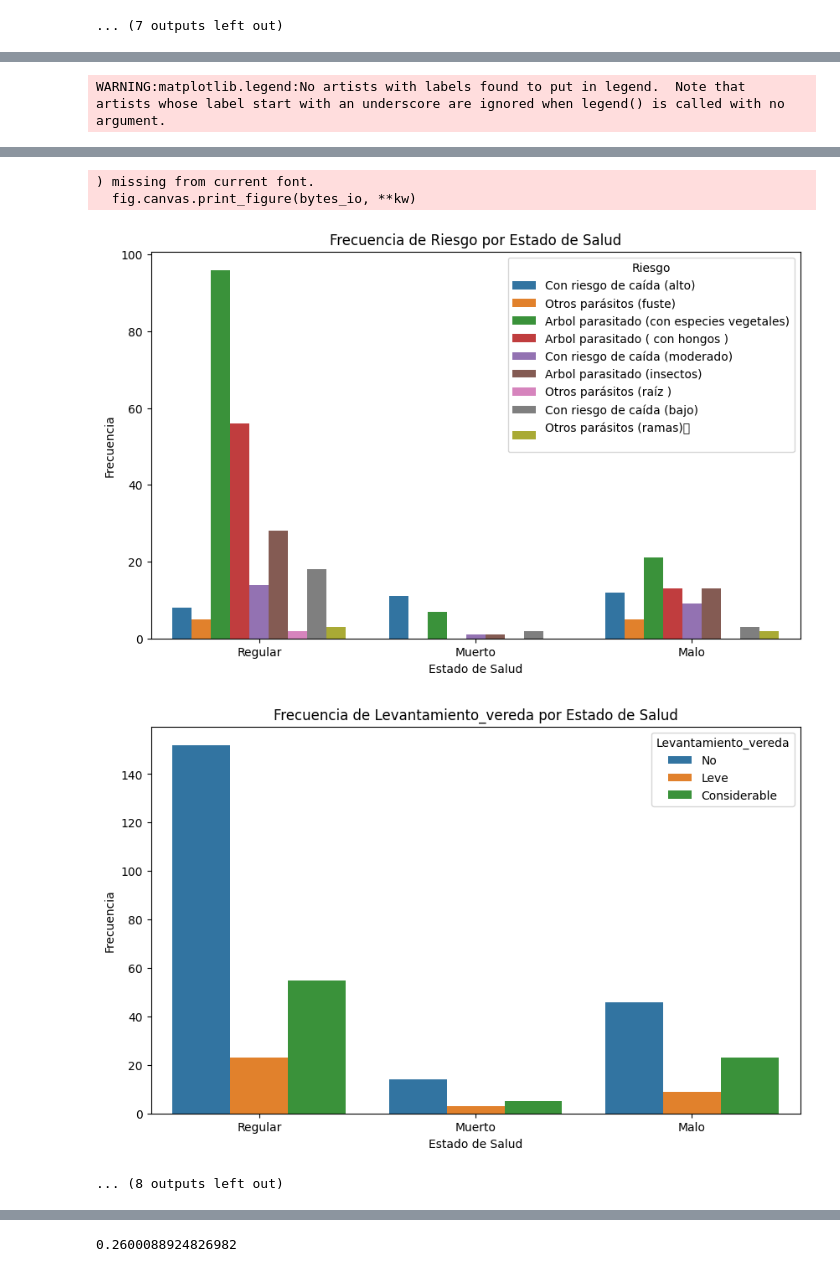
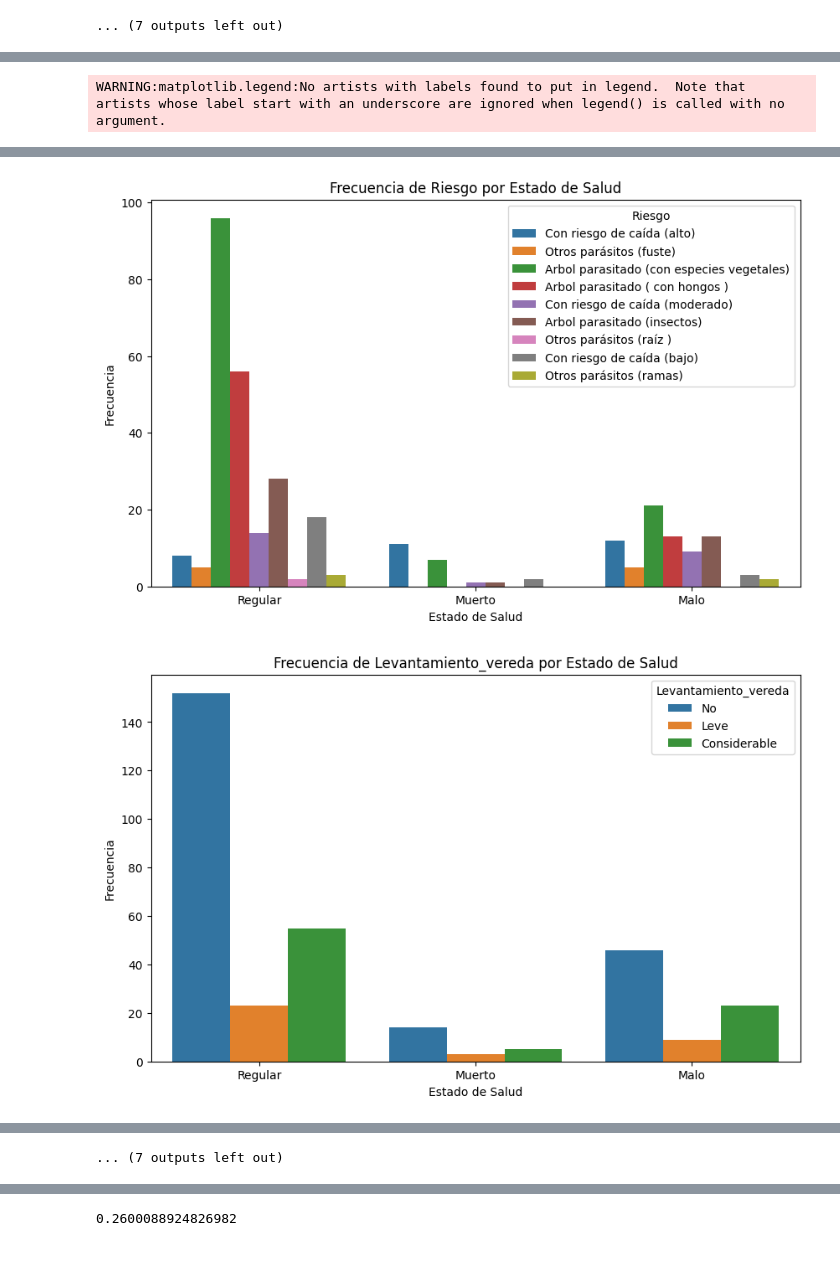
Before and after one commit to agsbenitez/dataScience, a Jupyter notebook: AnalisisArboladoCtes.ipynb, the cells around one changed output, grey strips where cells are left out. Cells and saved outputs as stored; diff of their text form; code cells hidden in the pictures.

```diff
--- a/AnalisisArboladoCtes.ipynb
+++ b/AnalisisArboladoCtes.ipynb
@@ -197,4 +234,4 @@ Las 10 epecies más comunes representan 66.43041237113401 de los arboles totales
 # %%
 #creo un nuevo dataset quitando el estado de salud buena del Dataset Original a fin de obsarvar mejor la incidencia con respectoa las otras varibles
-arboladoSaludNegativa = arbolado[arbolado['estado_salud'] != 'Bueno']
+arboladoSaludNegativa = arbolado_relevante[arbolado_relevante['estado_salud'] != 'Bueno']
 # %%
@@ -205,19 +260,13 @@ totalSaludNegativa
 # %%
 #Acá hago el mismo análisis pero sacando el estado de salud bueno
 
-columnas_relevantes = ['estado_salud', 'fuste', 'tipo_cazoleta',
-                       'ahuecamiento', 'inclinacion', 'altura', 'fase_vital', 'riesgo',
-                       'levantamiento_vereda', 'tipo_tierra', 'tipo_calle', 'luz_led',
-                       'tipo_vereda',  'especie', 'tipo_tendido', 'distancia_entre_ar', 'distancia_al_muro']
 
-
-arbolado_relevanteN = arboladoSaludNegativa[columnas_relevantes]
-estadisticas_por_estado = arbolado_relevanteN.groupby('estado_salud').describe()
+estadisticas_por_estado = arboladoSaludNegativa.groupby('estado_salud').describe()
 
 
 frecuencia_categoricas = {}
 for col in columnas_relevantes:
-    frecuencia_categoricas[col] = pd.crosstab(arbolado_relevanteN[col], arbolado_relevanteN['estado_salud'])
+    frecuencia_categoricas[col] = pd.crosstab(arboladoSaludNegativa[col], arboladoSaludNegativa['estado_salud'])
 
 for col, tabla in frecuencia_categoricas.items():
     print(f'\nFrecuencia de {col} por estado de salud:\n', tabla)
@@ -226,12 +275,11 @@ for col, tabla in frecuencia_categoricas.items():
 #genero un bucle para generar todos los gráficos
 for col in columnas_relevantes:
     plt.figure(figsize=(10, 6))
-    sns.countplot(data=arbolado_relevanteN, x='estado_salud', hue=col)
+    sns.countplot(data=arboladoSaludNegativa, x='estado_salud', hue=col)
     plt.xlabel('Estado de Salud')
     plt.ylabel('Frecuencia')
     plt.title(f'Frecuencia de {col.capitalize()} por Estado de Salud')
     plt.legend(title=col.capitalize())
-    plt.savefig(save_path + 'SN' + col.capitalize() , bbox_inches='tight')
 # %% [output]
 WARNING:matplotlib.legend:No artists with labels found to put in legend.  Note that artists whose label start with an underscore are ignored when legend() is called with no argument.
 Frecuencia de estado_salud por estado de salud:
@@ -284,17 +317,12 @@ arboladoConRiesgo
 # %%
-columnas_relevantes = ['estado_salud', 'fuste', 'tipo_cazoleta',
-                       'ahuecamiento', 'inclinacion', 'altura', 'fase_vital', 'riesgo',
-                       'levantamiento_vereda', 'tipo_tierra', 'tipo_calle', 'luz_led',
-                       'tipo_vereda',  'especie', 'tipo_tendido', 'distancia_entre_ar', 'distancia_al_muro']
 
-
-arbolado_relevanteN = arboladoConRiesgo[columnas_relevantes]
-estadisticas_por_estado = arbolado_relevanteN.groupby('estado_salud').describe()
+#arbolado_relevanteN = arboladoConRiesgo[columnas_relevantes]
+estadisticas_por_estado = arboladoConRiesgo.groupby('estado_salud').describe()
 
 
 frecuencia_categoricas = {}
 for col in columnas_relevantes:
-    frecuencia_categoricas[col] = pd.crosstab(arbolado_relevanteN[col], arbolado_relevanteN['estado_salud'])
+    frecuencia_categoricas[col] = pd.crosstab(arboladoConRiesgo[col], arboladoConRiesgo['estado_salud'])
 
 for col, tabla in frecuencia_categoricas.items():
     print(f'\nFrecuencia de {col} por estado de salud:\n', tabla)
@@ -303,41 +331,37 @@ for col, tabla in frecuencia_categoricas.items():
 #genero un bucle para generar todos los gráficos
 for col in columnas_relevantes:
     plt.figure(figsize=(10, 6))
-    sns.countplot(data=arbolado_relevanteN, x='estado_salud', hue=col)
+    sns.countplot(data=arboladoConRiesgo, x='estado_salud', hue=col)
     plt.xlabel('Estado de Salud')
     plt.ylabel('Frecuencia')
     plt.title(f'Frecuencia de {col.capitalize()} por Estado de Salud')
     plt.legend(title=col.capitalize())
-    #plt.savefig(save_path + 'SN' + col.capitalize() , bbox_inches='tight')
     plt.show()
 # %% [output]
 WARNING:matplotlib.legend:No artists with labels found to put in legend.  Note that artists whose label start with an underscore are ignored when legend() is called with no argument.
 Frecuencia de estado_salud por estado de salud:
  estado_salud  Malo  Muerto  Regular
 estado_salud
 Malo            78       0        0
 Muerto           0      22        0
 Regular          0       0      230
 
 Frecuencia de fuste por estado de salud:
  estado_salud         Malo  Muerto  Regular
 fuste
 Entre 0.10 y 0.40 m    78      22      229
 Mayor a 0.8 m           0       0        1
 ... (265 lines left out)
 12.00                 0       1        0
 15.00                 0       0        1
 20.00                 2       0        1
 30.00                 0       0        1
 [figure]
 [figure]
 [figure]
 [figure]
 [figure]
 [figure]
 [figure]
-) missing from current font.
-  fig.canvas.print_figure(bytes_io, **kw)
-[figure, old version]
+[figure, new version]
 [figure]
-... (8 outputs left out)
@@ -343,0 +369 @@ Mayor a 0.8 m           0       0        1
+... (7 outputs left out)
```
Also changed, not shown: parts of 82 cells of this notebook.
